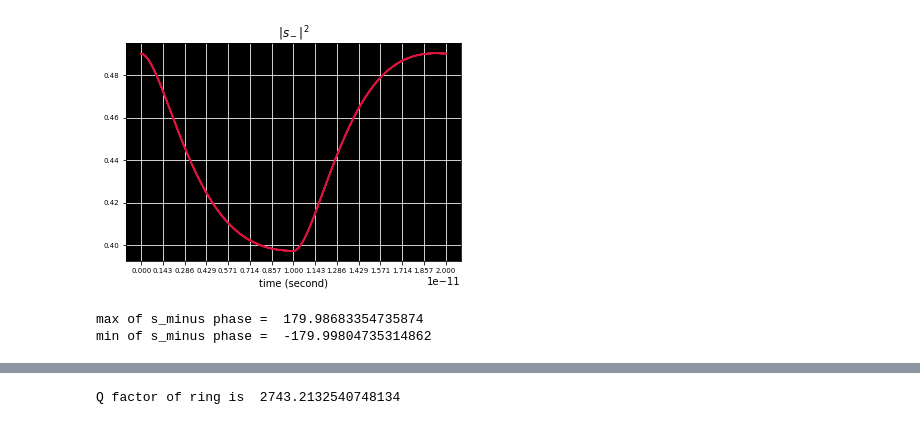
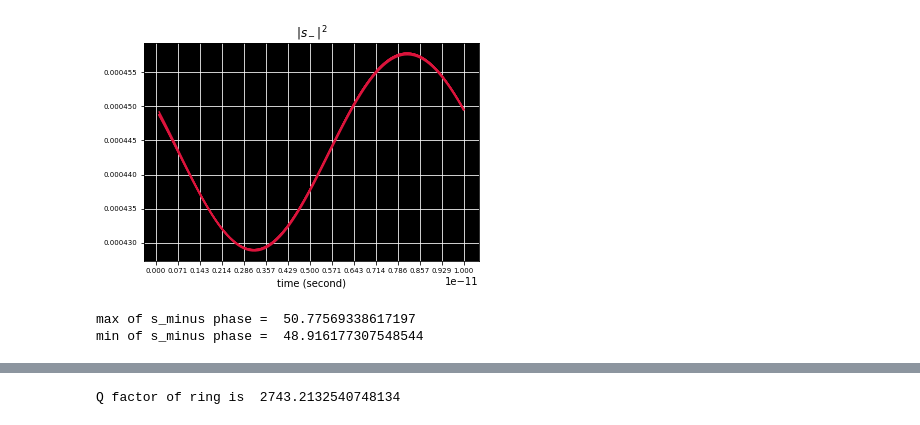
Before and after one commit to blackline0911/couple-mode-theory-in-time, a Jupyter notebook: coupled_equation_20250106.ipynb, the cells around one changed output, grey strips where cells are left out. Drawn from its saved outputs; the diff is of its cells as text; code cells hidden in the pictures.

```diff
--- a/coupled_equation_20250106.ipynb
+++ b/coupled_equation_20250106.ipynb
@@ -99,9 +96,11 @@ w0 = 102*np.pi*c/(neff*L)
 lambda0 = 2*np.pi*c/w0
 # %%
 # setting incident light
+# input laser power (W)
+Pin = 1e-3
 # incidnet light frequency or wavelength
-change_lambda = True
-change_w = False
+change_lambda = 1
+change_w = 0
 if change_lambda:
     wl =1.5488e-6
     w = 2*np.pi*c/wl
@@ -169,6 +178,6 @@ w_pround = w
 # %%
 # normalize factors
-S0 = 1
+S0 = sqrt(Pin)
 b0 = sqrt(t0)*S0
 tu_t = (1/tu_e+1/tu_o)**(-1)
 tu_t_bar = tu_t/t0
@@ -268,7 +273,7 @@ kappa_time = sqrt(2/tu_e_bar)
 def CMT(t_bar,eqs):
     b_bar , Q_pround = eqs
     f2 = (v(w_drive,t_bar)/(R*Cj(v(w_drive,t_bar)))*t0) - (1/( R*Cj( v(w_drive,t_bar) ) ) )*Q_pround*t0
-    f1 = 1j*(w0_bar-w_pround_bar)*b_bar- (1/tu_t_bar)*b_bar + kappa_time *S_plus_pround_bar(t_bar)+1j*D_bar*me*Q_pround*b_bar
+    f1 = 1j*(w0_bar-w_pround_bar)*b_bar- (1/tu_t_bar)*b_bar + kappa_time *1 + 1j*D_bar*me*Q_pround*b_bar
 
     return [ f1,f2 ]
 # %%
@@ -289,16 +304,18 @@ else:
 # %%
-if eye_diagram:
-    b_bar = b_record
-    Q_bar = Q_record
-else:
-    b_bar = (sol.y[0])
-    Q_bar = (sol.y[1])
+# if eye_diagram:
+# b_bar = b_record
+# Q_bar = Q_record
+# else:
+b_bar = (sol.y[0])
+Q_bar = (sol.y[1])
 # t_vals = np.arange(t_min*t0,t_max*t0,dt)
 # b_bar_vals = np.interp(t_vals, t_total*t0, b_bar)
 # a_bar_vals = b_bar*np.exp(1j*w_pround*t_total*t0)
 
 # s_minus_bar = (S_plus(w_pround,t_total)/S0-sqrt(2/tu_e_bar)*a_bar_vals)
-s_minus_bar = (S_plus_pround(t_total)/S0-sqrt(2/tu_e_bar)*b_bar)
+# s_minus_bar = (S_plus_pround(t_total)/S0-sqrt(2/tu_e_bar)*b_bar)
+
+s_minus_bar = (1-sqrt(2/tu_e_bar)*b_bar)
 # %%
 # prepare data for showing
 if show_voltage or show_capacitance:
@@ -412,34 +420,36 @@ if eye_diagram:
         if q==0:
             cum_t_index[q] = (len(t_all_segment[q]))
         else:
             cum_t_index[q] = (len(t_all_segment[q]) + cum_t_index[q-1])
 
     plt.figure()
     # discarding the first two bits
+    discarding = 2
     if PRBS:
-        for k in range(2,N):
+        for k in range( discarding+1,N):
             sig_segment = sig[int(cum_t_index[k-1]):int(cum_t_index[k])]
             last = t_all_segment[k-1][-1]
             plt.plot( t0*(np.array(t_all_segment[k][:])-last),sig_segment, color='crimson')
     else:
-        for k in range(2,int(t_max/T_normalized)):
+        for k in range( discarding+1,int(t_max/T_normalized)):
             sig_segment = sig[int(cum_t_index[k-1]):int(cum_t_index[k])]
             last = t_all_segment[k-1][-1]
+
             plt.plot( t0*(np.array(t_all_segment[k][:])-last),sig_segment, color='crimson')
 
     plt.grid(color='w')
 
     ax = plt.gca()
     ax.set_facecolor('k')
     ax.set_xticks(np.linspace(t_min,t_min+T,15))
     # ax.set_yticks(np.linspace(v_bias+vpp/2,v_bias-vpp/2,15))
     ax.tick_params(axis='both', which='major', labelsize=7)
     plt.xlabel("time (second)")
     plt.title(r"$|s_-|^2$")
     # ax.set_xticklabels([])
     # ax.set_yticklabels([])
     # plt.colorbar()
     fig = plt.gcf()
 # %% [output]
-[figure, old version]
+[figure, new version]
 # %%
@@ -447,12 +457,12 @@ if PRBS:
     print( prbs)
 # %%
-phase_s_max = max(180/np.pi*np.angle(s_minus_bar[-int(len(s_minus_bar)/10*2):-1]*S0*np.exp(-1j*w*t_total[-int(len(s_minus_bar)/10*2):-1]*t0)))
-phase_s_min = min(180/np.pi*np.angle(s_minus_bar[-int(len(s_minus_bar)/10*2):-1]*S0*np.exp(-1j*w*t_total[-int(len(s_minus_bar)/10*2):-1]*t0)))
+phase_s_max = max(180/np.pi*np.angle(s_minus_bar[-int(len(s_minus_bar)/10*2):-1]))
+phase_s_min = min(180/np.pi*np.angle(s_minus_bar[-int(len(s_minus_bar)/10*2):-1]))
 print('max of s_minus phase = ',phase_s_max)
 print('min of s_minus phase = ',phase_s_min)
 # %% [output]
-max of s_minus phase =  179.98683354735874
-min of s_minus phase =  -179.99804735314862
+max of s_minus phase =  50.77569338617197
+min of s_minus phase =  48.916177307548544
 # %%
 s_max = max(abs(s_minus_bar[-int(len(s_minus_bar)/10*2):-1]*S0)**2)
 s_min = min(abs(s_minus_bar[-int(len(s_minus_bar)/10*2):-1]*S0)**2)
```
Also changed, not shown: parts of 19 cells of this notebook, 3 other files.
